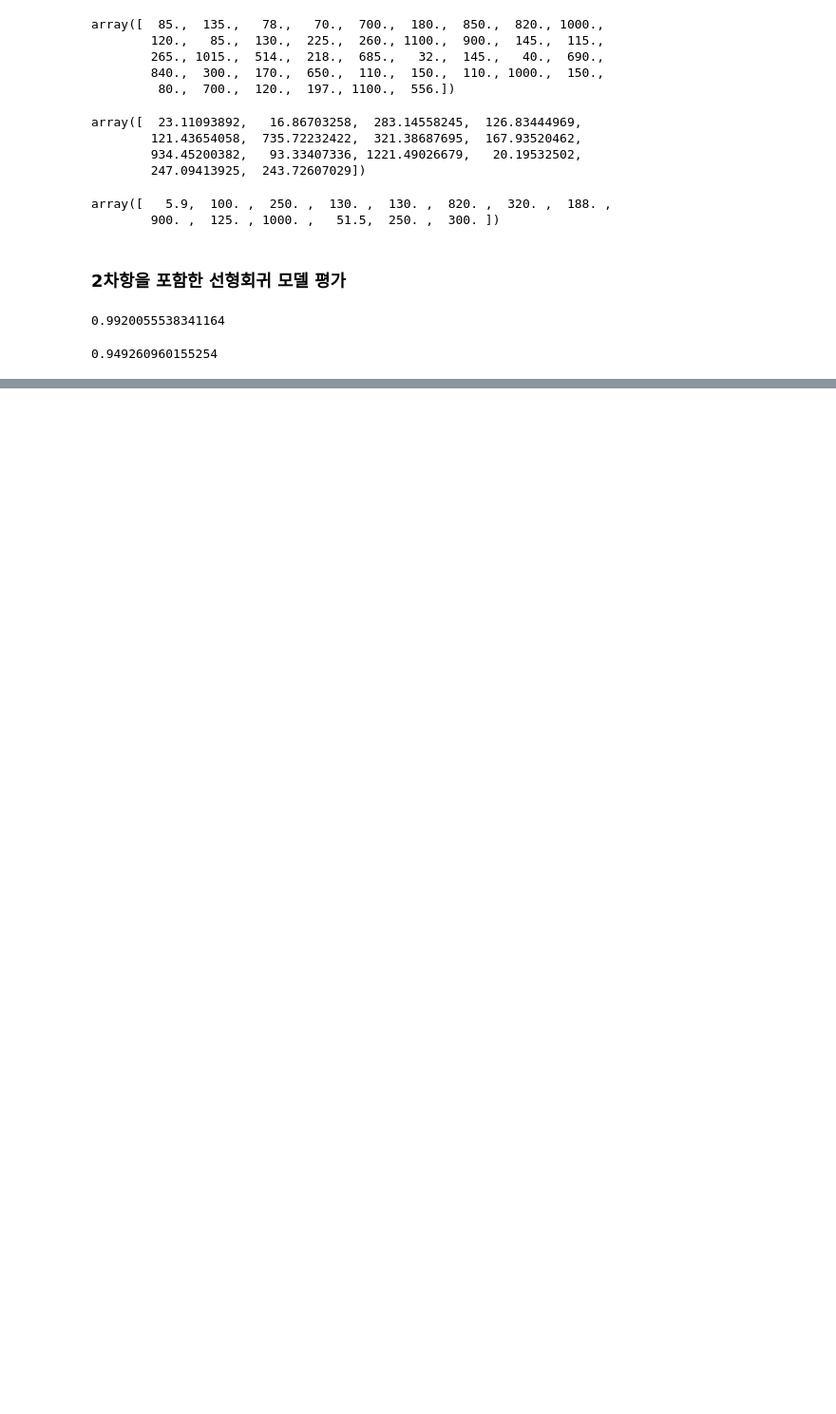
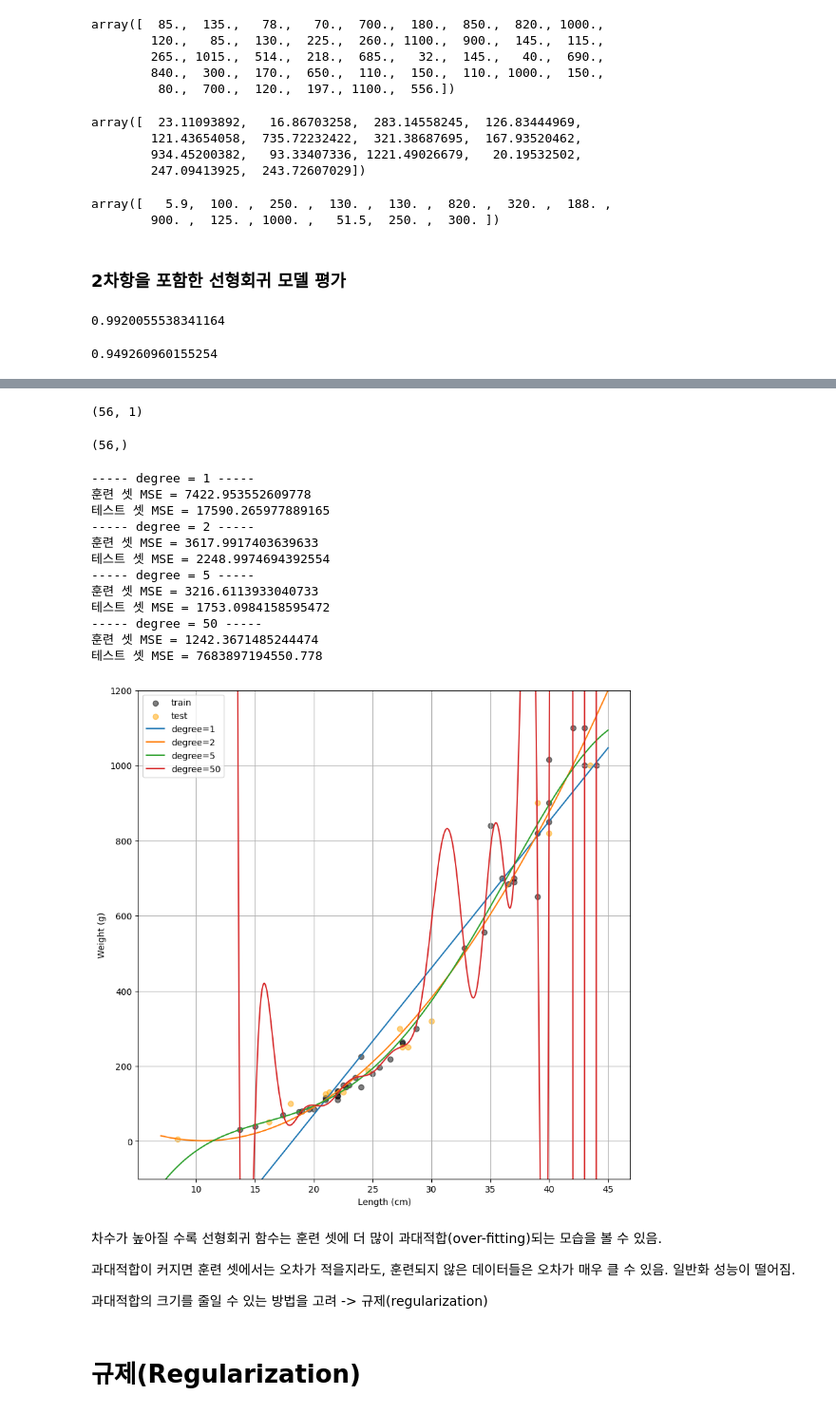
Before and after one commit to YounJJ/202511_BD53, a Jupyter notebook: lab_ml/ml06_regularization.ipynb, the cells around one changed output, grey strips where cells are left out. Shown at 95% size. Saved outputs shown, nothing was run; the diff lists cells and outputs as text; code cells hidden in the pictures; blank space fills up the shorter version.

```diff
--- a/lab_ml/ml06_regularization.ipynb
+++ b/lab_ml/ml06_regularization.ipynb
@@ -427,0 +438,79 @@ pipe.score(X=x_test, y=y_test)  # 테스트 셋 결정계수
+# %%
+x = perch[["Length"]].values  # 특성 배열 - 2d array
+# %%
+x.shape
+# %% [output]
+(56, 1)
+# %%
+y = perch["Weight"].values  # 타겟 배열 - 1d array
+# %%
+y.shape
+# %% [output]
+(56,)
+# %%
+# 훈련 셋, 테스트 셋 나누기
+x_train, x_test, y_train, y_test = train_test_split(x, y, test_size=0.25,
+                                                    random_state=42)
+# %%
+plt.figure(figsize=(10, 10))
+
+# 훈련 셋 산점도
+plt.scatter(x=x_train, y=y_train, color="Black", alpha=0.5, label="train")
+
+# 테스트 셋 산점도
+plt.scatter(x=x_test, y=y_test, color="Orange", alpha=0.5, label="test")
+
+# 고차항들을 포함하는 선형괴귀 방정식을 찾기 위해서
+# PolynomialFeatures 에서 사용할 degree(차수) 값들
+degrees = (1, 2, 5, 50)
+for d in degrees:
+    # Pipeline 객체 성성
+    pipe = Pipeline(steps=[("poly", PolynomialFeatures(degree=d, include_bias=False)),
+                           ("scaler", StandardScaler()),
+                           ("Regressor", LinearRegression())])
+
+    # 모델 훈련
+    pipe.fit(X=x_train, y=y_train)
+
+    # 훈련 셋, 테스트 셋의 MSE
+    print(f"----- degree = {d} -----")
+    train_pred = pipe.predict(X=x_train)  # 훈련 셋 예측값
+    train_mse = mean_squared_error(y_true=y_train, y_pred=train_pred)
+    print("훈련 셋 MSE =", train_mse)
+    test_pred = pipe.predict(X=x_test)  # 테스트 셋 예측값
+    test_mse = mean_squared_error(y_true=y_test, y_pred=test_pred)
+    print("테스트 셋 MSE =", test_mse)
+
+    # 선형회귀 함수 시각화
+    x_val = np.arange(7, 45, 0.0001).reshape((-1, 1))  # (n, 1) shape의 2d array
+    y_val = pipe.predict(X=x_val)
+    plt.plot(x_val, y_val, label=f"degree={d}")
+
+plt.ylabel("Weight (g)")
+plt.xlabel("Length (cm)")
+plt.grid()
+plt.legend()
+plt.ylim((-100, 1200))
+plt.show()
+# %% [output]
+----- degree = 1 -----
+훈련 셋 MSE = 7422.953552609778
+테스트 셋 MSE = 17590.265977889165
+----- degree = 2 -----
+훈련 셋 MSE = 3617.9917403639633
+테스트 셋 MSE = 2248.9974694392554
+----- degree = 5 -----
+훈련 셋 MSE = 3216.6113933040733
+테스트 셋 MSE = 1753.0984158595472
+----- degree = 50 -----
+훈련 셋 MSE = 1242.3671485244474
+테스트 셋 MSE = 7683897194550.778
+[figure, added]
+# %% [markdown]
+차수가 높아질 수록 선형회귀 함수는 훈련 셋에 더 많이 과대적합(over-fitting)되는 모습을 볼 수 있음.
+
+과대적합이 커지면 훈련 셋에서는 오차가 적을지라도, 훈련되지 않은 데이터들은 오차가 매우 클 수 있음. 일반화 성능이 떨어짐.
+
+과대적합의 크기를 줄일 수 있는 방법을 고려 -> 규제(regularization)
+# %% [markdown]
+# 규제(Regularization)
```
Also changed, not shown: parts of 22 cells of this notebook.
